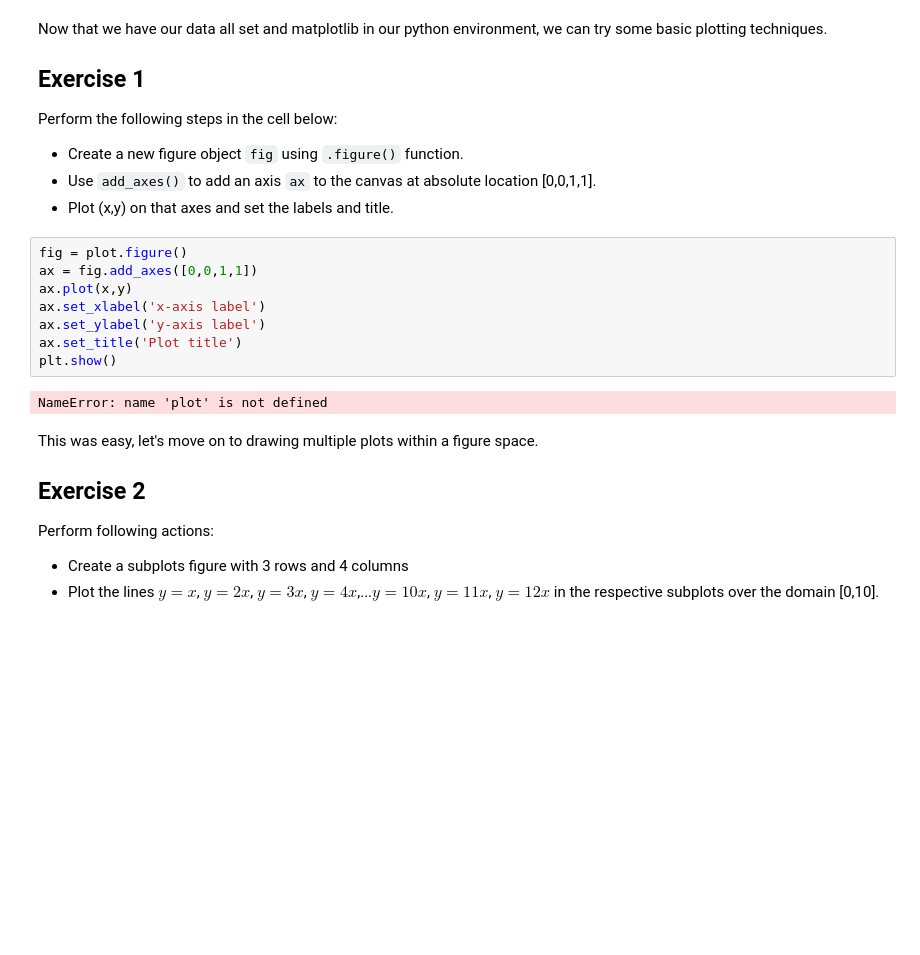
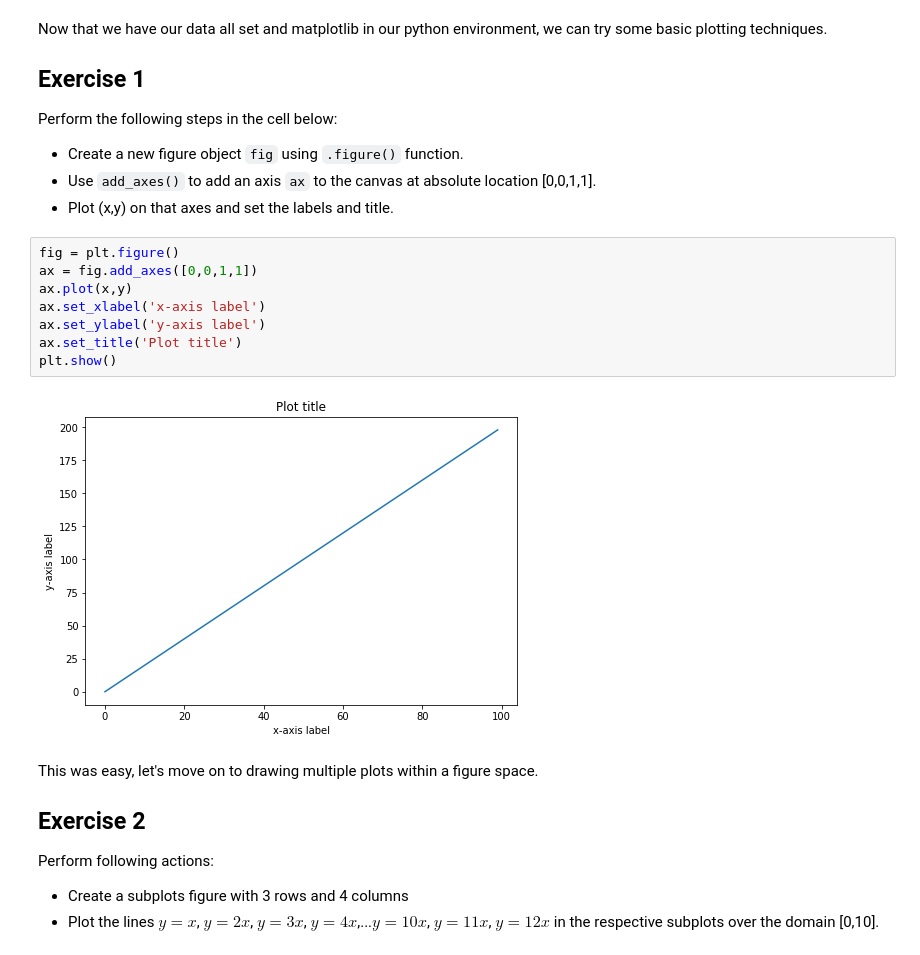
Before and after one commit to williammcmillan/dsc-more-practice-with-matplotlib-lab-houston-ds-060319, a Jupyter notebook: index.ipynb, the cells around one changed output. Cells and saved outputs as stored; diff of their text form; blank space fills up the shorter version.

```diff
--- a/index.ipynb
+++ b/index.ipynb
@@ -64,15 +64,15 @@ Perform the following steps in the cell below:
 * Use `add_axes()` to add an axis `ax` to the canvas at absolute location [0,0,1,1].
 * Plot (x,y) on that axes and set the labels and title.
 # %%
-fig = plot.figure()
+fig = plt.figure()
 ax = fig.add_axes([0,0,1,1])
 ax.plot(x,y)
 ax.set_xlabel('x-axis label')
 ax.set_ylabel('y-axis label')
 ax.set_title('Plot title')
 plt.show()
 # %% [output]
-NameError: name 'plot' is not defined
+[figure, added]
 # %% [markdown]
 This was easy, let's move on to drawing multiple plots within a figure space.
 
```
